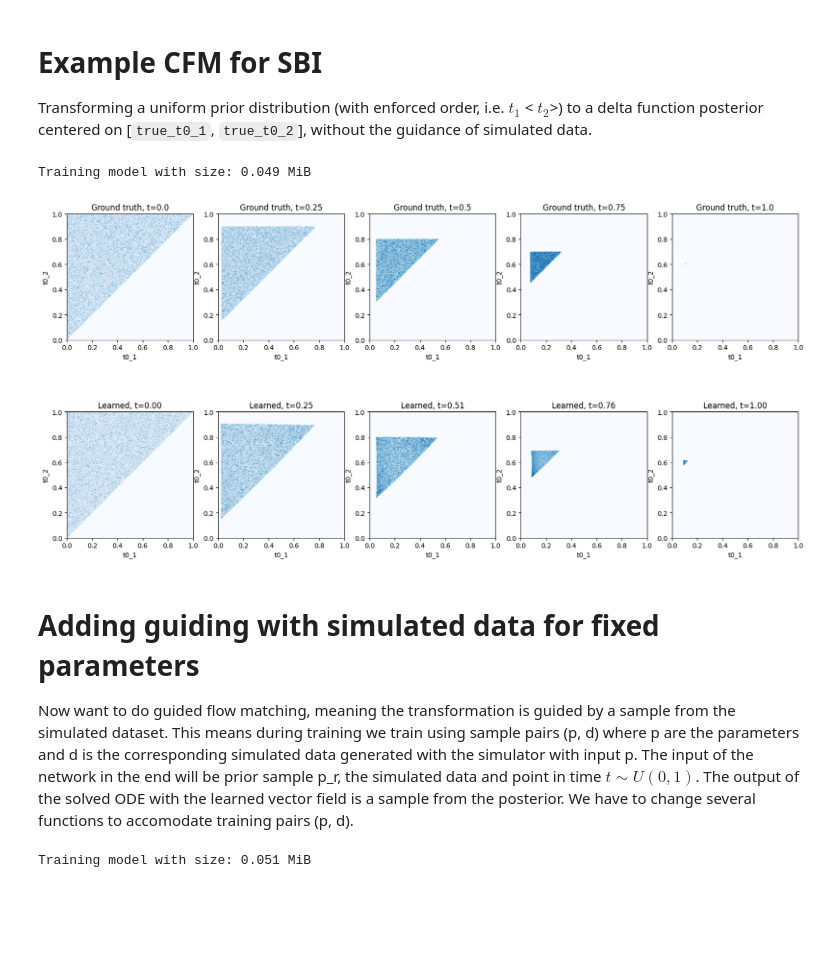
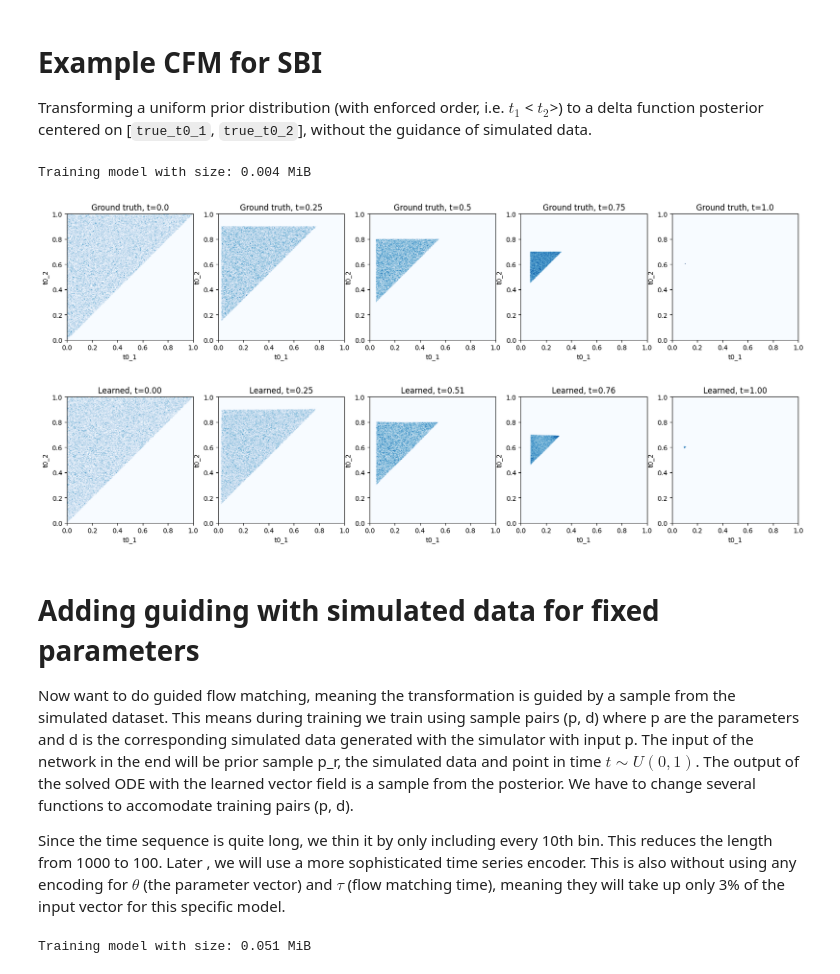
Before and after one commit to Ninavd/FRB-flow, a Jupyter notebook: notebooks/FM_simple_model.ipynb, the cells around one changed output. Saved outputs shown, nothing was run; the diff lists cells and outputs as text; code cells hidden in the pictures; blank space fills up the shorter version.

```diff
--- a/notebooks/FM_simple_model.ipynb
+++ b/notebooks/FM_simple_model.ipynb
@@ -49,73 +60,65 @@ path = LinearConditionalProbabilityPath(
 ).to(device)
 
 # construct learnable vector field
-linear_flow_model = MLPVectorField(dim=2, hiddens=[64,64,64,64])
+linear_flow_model = MLPVectorField(dim=2, hiddens=[32, 16, 16, 8])
 
 # construct trainer
 trainer = ConditionalFlowMatchingTrainer(path, linear_flow_model)
-losses = trainer.train(num_epochs=1000, device=device, lr=1e-3, batch_size=2000, save_checkpoint=False)
+losses = trainer.train(num_epochs=10000, device=device, lr=1e-3, batch_size=256, save_checkpoint=False)
 # %% [output]
-Training model with size: 0.049 MiB
+Training model with size: 0.004 MiB
 # %%
 num_samples = 50000  # number of samples per snapshot
 num_marginals = 5    # number of snapshots to plot
 
 plt.figure(figsize=(20,10))
 
 # ----------------------------- #
 # Graph Ground-Truth Marginals  #
 # ----------------------------- #
+
 ts = torch.linspace(0.0, 1.0, num_marginals).to(device)
 for idx, t in enumerate(ts):
     tt = t.view(1,1).expand(num_samples,1)
     xts = path.sample_marginal_path(tt)
 
     plt.subplot(2, num_marginals, idx + 1)
     hist2d_samples(xts, range=[[0,1], [0,1]], percentile=100, cmap='Blues')
 
     plt.title(f"Ground truth, t={t.item()}")
     plt.xlabel(f"t0_1")
     plt.ylabel(f"t0_2")
 
     plt.xlim(0, 1)
     plt.ylim(0, 1)
 
+plt.show()
+
 # -----------------------------------------#
 # Graph Marginals of Learned Vector Field  #
 # -----------------------------------------#
 
 # initialize ODE solver
-simulator = EulerODESolver(linear_flow_model)
-ts = torch.linspace(0,1,100).to(device)
+solver = EulerODESolver(linear_flow_model)
+nts = 100
+ts = torch.linspace(0, 1, nts).to(device)
 
-# solve / simulate ode starting from x0
-x0 = path.p_simple.sample(num_samples)
-xts = simulator.solve_with_trajectory(x0, ts.view(1,-1,1).expand(num_samples,-1,1))
+# simulate ODE starting from x0
+x0 = path.p_simple.sample(num_samples).to(device)
+xts = solver.solve_with_trajectory(x0, ts.view(1, nts, 1).expand(num_samples, nts, 1))
 
-# only save num_marginal snapshots
-record_every_idxs = record_every(len(ts), len(ts) // (num_marginals - 1))
-xts = xts[:,record_every_idxs,:]
+# only save num_marginals snapshots
+record_every_idxs = record_every(nts, nts // (num_marginals - 1))
+xts = xts[:, record_every_idxs, :]
 
-subplot_idx = idx + 1 # for plotting
-
-for idx in range(xts.shape[1]):
-    xx = xts[:,idx,:]
-    t = ts.cpu()[record_every_idxs[idx]]
-
-    plt.subplot(2, num_marginals, subplot_idx + idx + 1)
-
-    hist2d_samples(xx, range=[[0,1], [0,1]], percentile=100, cmap='Blues')
-    plt.title(f"Learned, t={t:.2f}")
-    plt.xlabel(f"t0_1")
-    plt.ylabel(f"t0_2")
-
-    plt.xlim(0, 1)
-    plt.ylim(0, 1)
-
-plt.show()
+# plot snapshots of marginal path
+final_snapshot = plot_snapshots(xts, ts, record_every_idxs, num_marginals, show=False)
 # %% [output]
-[figure, old version]
+[figure, new version]
+[figure, added]
 # %% [markdown]
 # Adding guiding with simulated data for fixed parameters
 Now want to do guided flow matching, meaning the transformation is guided by a sample from the simulated dataset. This means during training we train using sample pairs (p, d) where p are the parameters and d is the corresponding simulated data generated with the simulator with input p. The input of the network in the end will be prior sample p_r, the simulated data and point in time $t\sim U(0, 1)$. The output of the solved ODE with the learned vector field is a sample from the posterior. We have to change several functions to accomodate training pairs (p, d).
+
+Since the time sequence is quite long, we thin it by only including every 10th bin. This reduces the length from 1000 to 100. Later , we will use a more sophisticated time series encoder. This is also without using any encoding for $\theta$ (the parameter vector) and $\tau$ (flow matching time), meaning they will take up only 3% of the input vector for this specific model.
 # %%
```
Also changed, not shown: parts of 4 cells of this notebook, 1 other file.
